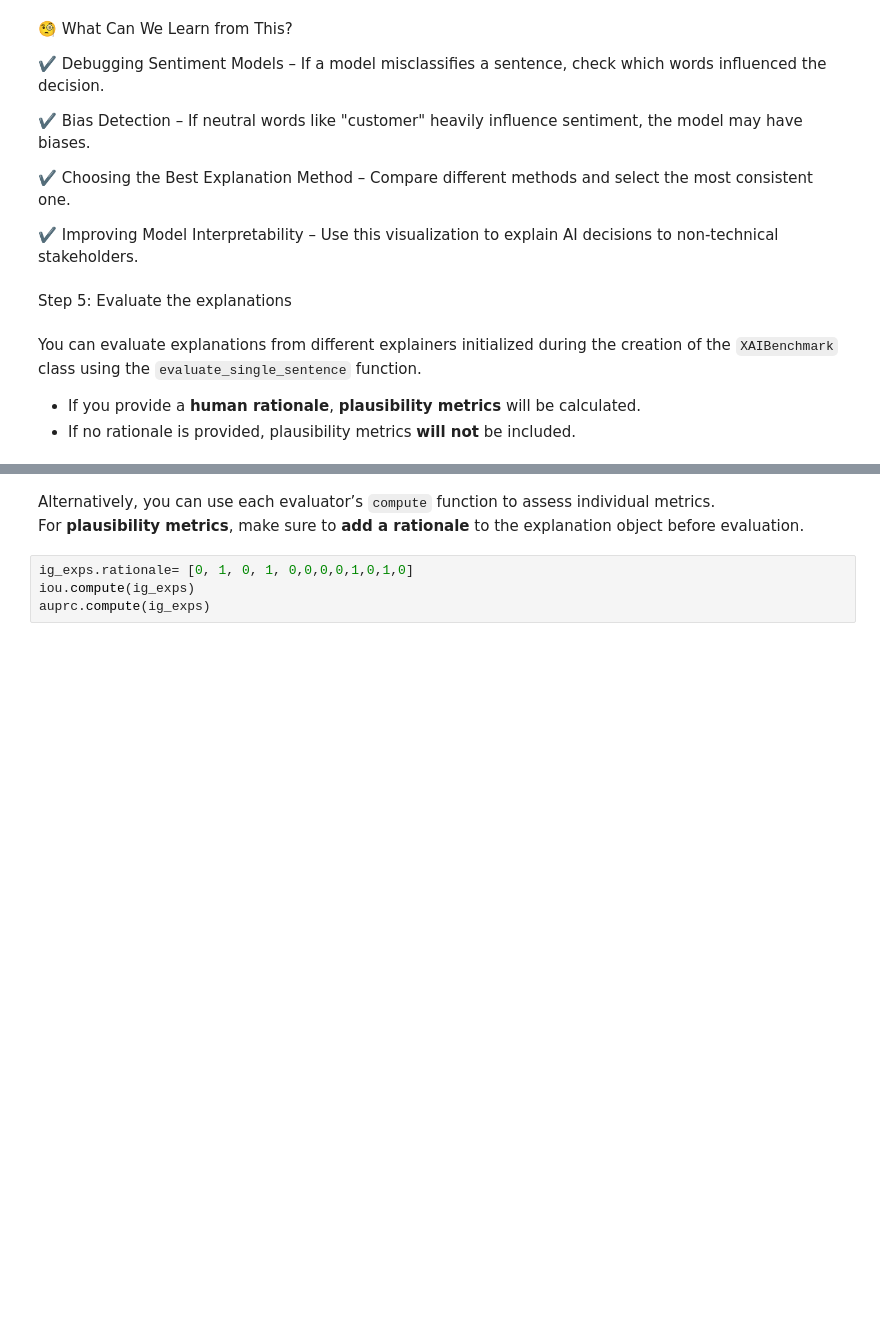
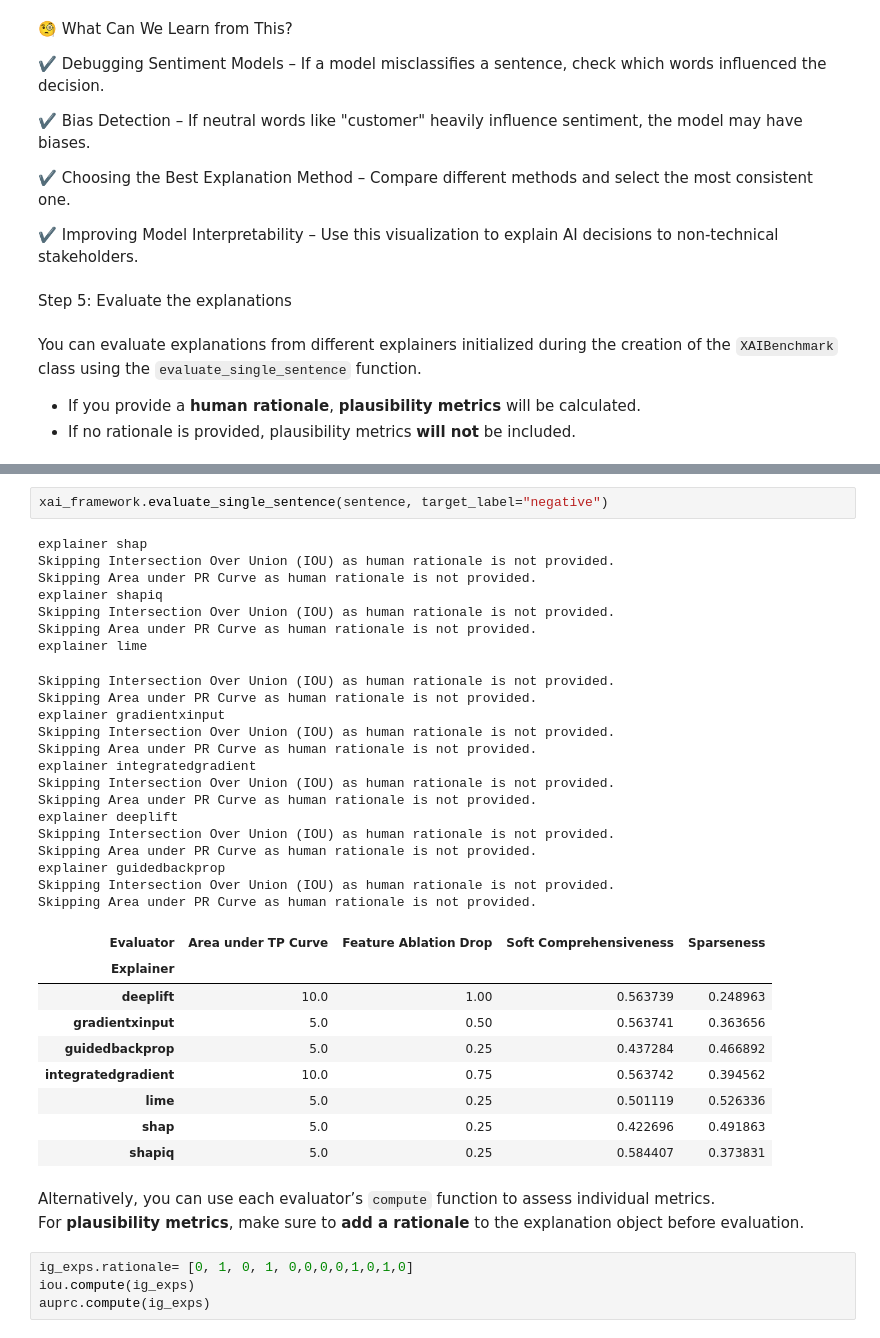
Before and after one commit to kafaite24/EvalxNLP, a Jupyter notebook: examples/tutorial_sentiment_analysis.ipynb, the cells around one changed output, grey strips where cells are left out. Saved outputs shown, nothing was run; the diff lists cells and outputs as text; blank space fills up the shorter version.

```diff
--- a/examples/tutorial_sentiment_analysis.ipynb
+++ b/examples/tutorial_sentiment_analysis.ipynb
@@ -168,3 +159,36 @@ explainer shapiq
+# %%
+xai_framework.evaluate_single_sentence(sentence, target_label="negative")
+# %% [output]
+explainer shap
+Skipping Intersection Over Union (IOU) as human rationale is not provided.
+Skipping Area under PR Curve as human rationale is not provided.
+explainer shapiq
+Skipping Intersection Over Union (IOU) as human rationale is not provided.
+Skipping Area under PR Curve as human rationale is not provided.
+explainer lime
+Skipping Intersection Over Union (IOU) as human rationale is not provided.
+Skipping Area under PR Curve as human rationale is not provided.
+explainer gradientxinput
+Skipping Intersection Over Union (IOU) as human rationale is not provided.
+Skipping Area under PR Curve as human rationale is not provided.
+explainer integratedgradient
+Skipping Intersection Over Union (IOU) as human rationale is not provided.
+Skipping Area under PR Curve as human rationale is not provided.
+explainer deeplift
+Skipping Intersection Over Union (IOU) as human rationale is not provided.
+Skipping Area under PR Curve as human rationale is not provided.
+explainer guidedbackprop
+Skipping Intersection Over Union (IOU) as human rationale is not provided.
+Skipping Area under PR Curve as human rationale is not provided.
+| Evaluator | Area under TP Curve | Feature Ablation Drop | Soft Comprehensiveness | Sparseness |
+| Explainer |  |  |  |  |
+| deeplift | 10.0 | 1.00 | 0.563739 | 0.248963 |
+| gradientxinput | 5.0 | 0.50 | 0.563741 | 0.363656 |
+| guidedbackprop | 5.0 | 0.25 | 0.437284 | 0.466892 |
+| integratedgradient | 10.0 | 0.75 | 0.563742 | 0.394562 |
+| lime | 5.0 | 0.25 | 0.501119 | 0.526336 |
+| shap | 5.0 | 0.25 | 0.422696 | 0.491863 |
+| shapiq | 5.0 | 0.25 | 0.584407 | 0.373831 |
 # %% [markdown]
 Alternatively, you can use each evaluator’s `compute` function to assess individual metrics.
 For **plausibility metrics**, make sure to **add a rationale** to the explanation object before evaluation.
```
Also changed, not shown: parts of 12 cells of this notebook, 1 other file.
